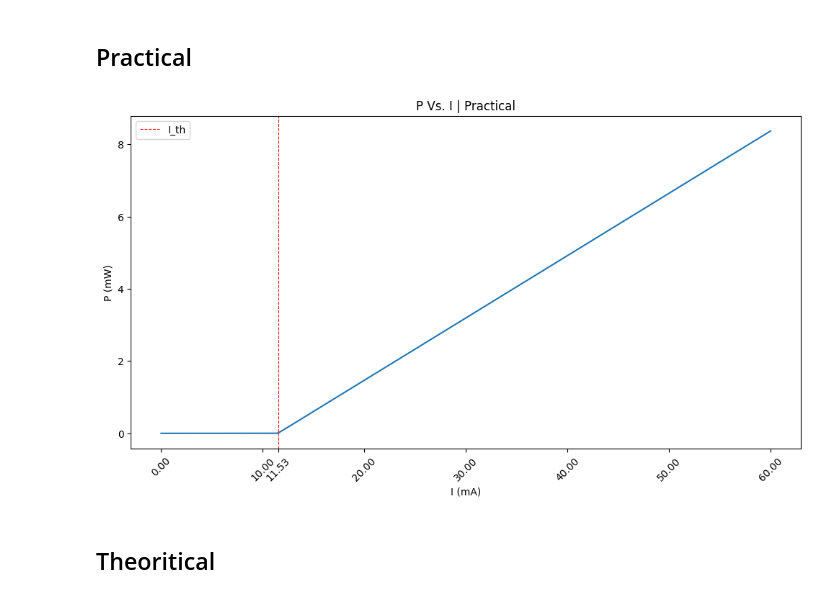
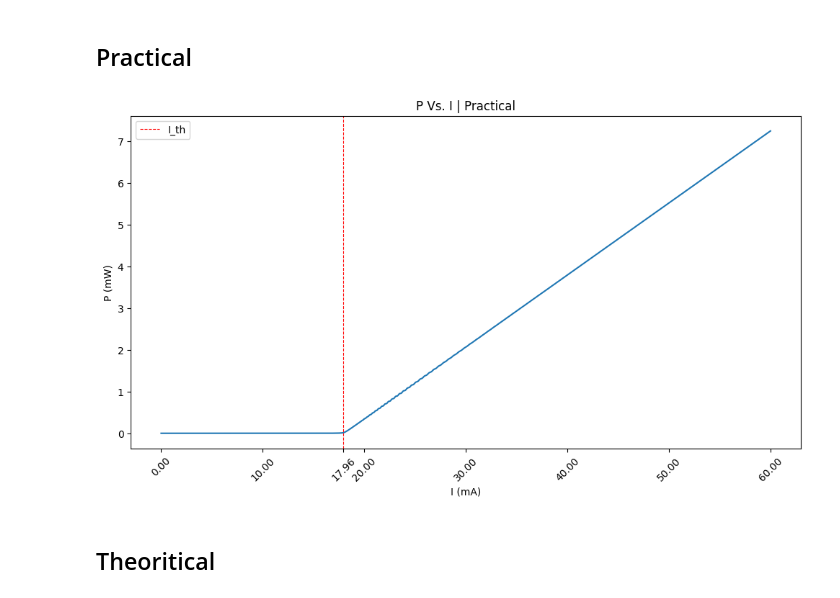
Before and after one commit to Hazemiano/Semiconductor-Laser-Simulation, a Jupyter notebook: taskb.ipynb, the cells around one changed output. Drawn from its saved outputs; the diff is of its cells as text; code cells hidden in the pictures.

```diff
--- a/taskb.ipynb
+++ b/taskb.ipynb
@@ -5,65 +5,49 @@ import matplotlib.pyplot as plt
 import numpy as np
 from scipy.integrate import odeint
 from consts import *
-
-
-## Constants
-vg = C/NG # group velocity
-alpha_tot = ALPHA_INT + 0.5*np.log(1/(R*R))/L # total alpha loss
-V = L * D * W # volume of the diode
-tau_ph = 1/(vg*alpha_tot) # photon lifetime
-g_th = alpha_tot / GAMMA; # gain
-q = 1.6*1e-19 # electric charge
-
-lamda = 1.55e-4 # operating wavelength (assumed to be 1.55um)
-freq = C/lamda
 # %% [markdown]
 # Task B: Static (L-I) Characteristcs
 # %% [markdown]
 ## Practical
 # %%
 # diff equation input for odeint function
-def dydt(y,t,current):
+def dydt(y, t, current):
     N, S = y
     gain = B * max(N - N0, 0)
-    injection =current/(q*V)
-    dndt =injection-(N/TAU)-GAMMA*C*gain*S
-    dsdt = GAMMA*C*gain*S-(S/tau_ph)+(BETA_SP* N /TAU)
+    injection = current/(q*V)
+    dndt = injection-(N/TAU)-GAMMA*vg*gain*S
+    dsdt = GAMMA*vg*gain*S-(S/tau_ph)+(BETA_SP * N / TAU)
     return [dndt, dsdt]
 
+
 N_sweep = 1000
-th = 0
 I = np.linspace(0, 60e-3, N_sweep)
 P = np.zeros(N_sweep)
 th = 0
 
 for i in range(N_sweep):
-    t1=np.linspace(0,1e-9,2000)
-    t2=np.linspace(1e-9,20e-9,10000)
-    initial_conditions_1 =[0,0]
-    soln1= odeint(dydt, initial_conditions_1,t1, args=(0.0,))
-    initial_conditions_2 =soln1[-1,:]
-    soln2=odeint(dydt, initial_conditions_2,t2,args=(I[i],))
-    t_total= np.concatenate((t1, t2))
-    soln_total= np.vstack((soln1, soln2))
-    N_t=soln_total[:,0]
-    S_t=soln_total[:,1]
+    t = np.linspace(0, 15e-9, 10000)
+    initial_conditions = [0, 0]
+    soln = odeint(dydt, initial_conditions, t, args=(I[i],))
+    N_t = soln[:, 0]
+    S_t = soln[:, 1]
     P[i] = 0.5*np.log(1/R)*H*freq*vg*D*W*S_t[-1]
+    #P[i] = (0.5*S_t[-1]*vg*V*ALPHA_M*H*C) / lamda
     if (P[i] - P[i-1]) / ((I[i] - I[i-1])) > 3000*(P[1] - P[0]) / ((I[1] - I[0])) and i > 1 and th <= 0:
         th = i
 
 
 plt.figure(figsize=(12, 6))
 plt.plot(I*1e3, P*1e3)
 plt.xlabel("I (mA)")
 plt.ylabel("P (mW)")
 plt.axvline(I[th]*1e3, ls='--', lw=0.8, color='r', alpha=0.96, label='I_th')
 plt.title("P Vs. I | Practical")
 plt.xticks([0, 10, I[th]*1e3, 20, 30, 40, 50, 60], rotation=45)
 plt.legend()
 plt.show()
 # %% [output]
-[figure, old version]
+[figure, new version]
 # %% [markdown]
 ## Theoritical
 # %% [markdown]
```
Also changed, not shown: parts of 1 cell of this notebook, 1 other file.
